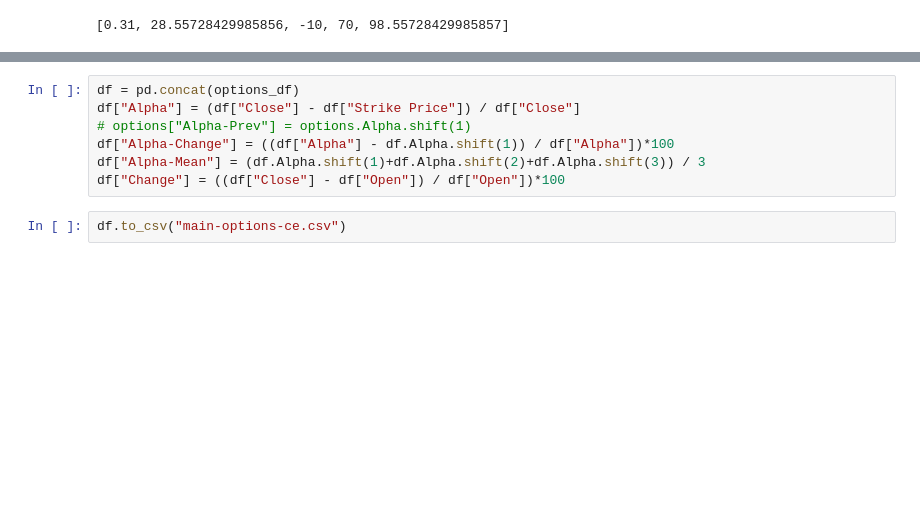
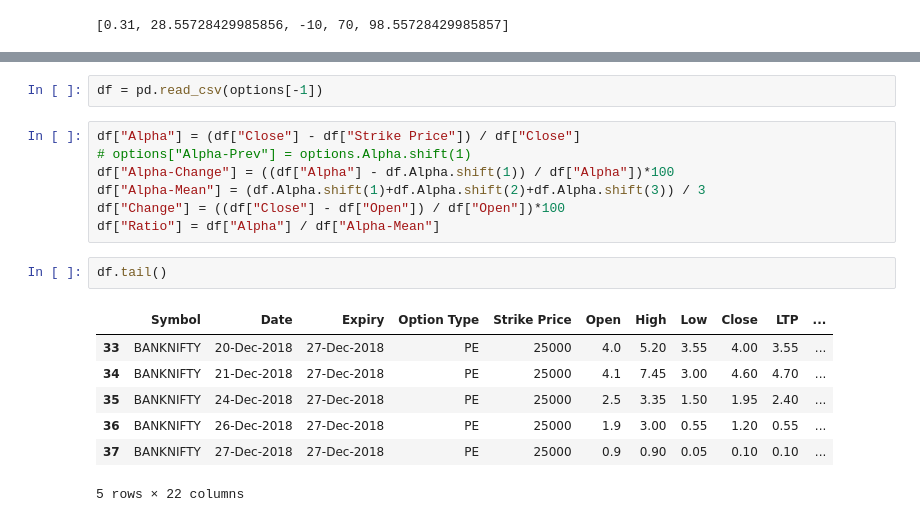
Before and after one commit to devesh2003/Stock-Options-Alpha-Research, a Jupyter notebook: Backtests/BankNifty/BankNifty - Backtest - 2018/Alpha-Values-Backtest.ipynb, the cells around one changed output, grey strips where cells are left out. Cells and saved outputs as stored; diff of their text form; blank space fills up the shorter version.

```diff
--- a/Backtests/BankNifty/BankNifty - Backtest - 2018/Alpha-Values-Backtest.ipynb
+++ b/Backtests/BankNifty/BankNifty - Backtest - 2018/Alpha-Values-Backtest.ipynb
@@ -61,9 +111,19 @@ for i in options:
+# %%
+df = pd.read_csv(options[-1])
 # %%
-df = pd.concat(options_df)
 df["Alpha"] = (df["Close"] - df["Strike Price"]) / df["Close"]
 # options["Alpha-Prev"] = options.Alpha.shift(1)
 df["Alpha-Change"] = ((df["Alpha"] - df.Alpha.shift(1)) / df["Alpha"])*100
 df["Alpha-Mean"] = (df.Alpha.shift(1)+df.Alpha.shift(2)+df.Alpha.shift(3)) / 3
 df["Change"] = ((df["Close"] - df["Open"]) / df["Open"])*100
+df["Ratio"] = df["Alpha"] / df["Alpha-Mean"]
-# %%
-df.to_csv("main-options-ce.csv")
+# %%
+df.tail()
+# %% [output]
+|  | Symbol | Date | Expiry | Option Type | Strike Price | Open | High | Low | Close | LTP | ... |
+| 33 | BANKNIFTY | 20-Dec-2018 | 27-Dec-2018 | PE | 25000 | 4.0 | 5.20 | 3.55 | 4.00 | 3.55 | ... |
+| 34 | BANKNIFTY | 21-Dec-2018 | 27-Dec-2018 | PE | 25000 | 4.1 | 7.45 | 3.00 | 4.60 | 4.70 | ... |
+| 35 | BANKNIFTY | 24-Dec-2018 | 27-Dec-2018 | PE | 25000 | 2.5 | 3.35 | 1.50 | 1.95 | 2.40 | ... |
+| 36 | BANKNIFTY | 26-Dec-2018 | 27-Dec-2018 | PE | 25000 | 1.9 | 3.00 | 0.55 | 1.20 | 0.55 | ... |
+| 37 | BANKNIFTY | 27-Dec-2018 | 27-Dec-2018 | PE | 25000 | 0.9 | 0.90 | 0.05 | 0.10 | 0.10 | ... |
+5 rows × 22 columns
```
Also changed, not shown: parts of 12 cells of this notebook, 50 other files.
